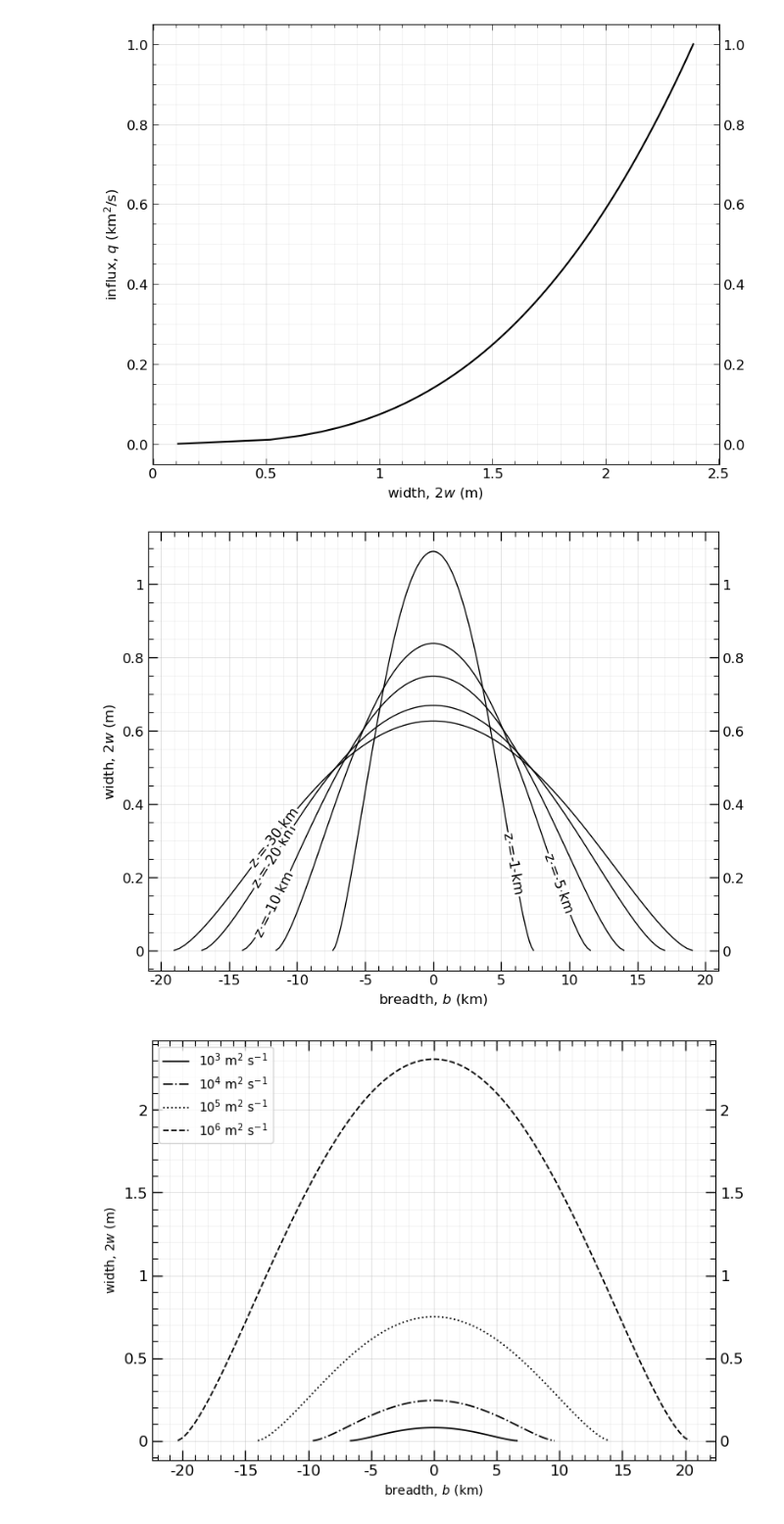
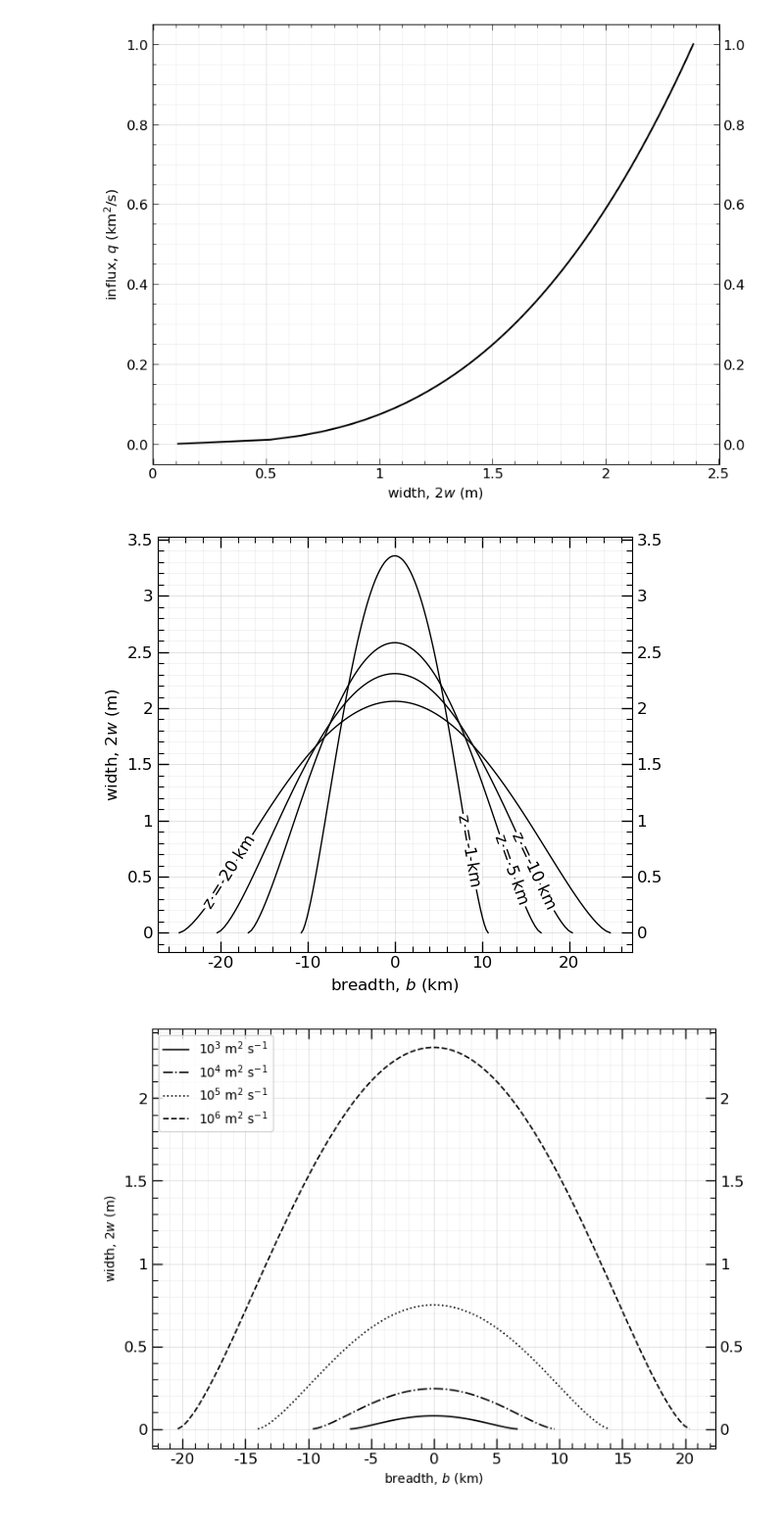
Before and after one commit to CottomR-et-al/Europa-ice-ocean-exchange, a Jupyter notebook: F25_Dikes_Europa.ipynb, the cells around one changed output. Shown at 98% size. Drawn from its saved outputs; the diff is of its cells as text; code cells hidden in the pictures.

```diff
--- a/F25_Dikes_Europa.ipynb
+++ b/F25_Dikes_Europa.ipynb
@@ -1029,8 +1027,8 @@ ax.grid(which='minor', alpha=0.2, linewidth=0.5)
 [figure]
 # %%
 # Lister (1990) eqn 5.4 elliptical cross section
-fig, ax = plt.subplots(layout='tight', figsize=(8, 6))
-Q = 1e5
+fig, ax = plt.subplots(layout='tight', figsize=(6,5))
+Q = 1e6
 # z = np.linspace(1, 20e3, 100)
 a_Lister = 12/7
 G_up = gamma(3*a_Lister+2)
@@ -1039,38 +1037,40 @@ bN = 1/2 * (6*(3*a_Lister+1)/a_Lister)**(a_Lister/(3*a_Lister + 1)) * (G_up / G_
 A = 15.4 * eta_w**(-1/7) * (rhow * delta_rho_inv * g)**(-3/7)
 xi = np.linspace(-1, 1, 100)
 
-for z_slice in [1e3, 5e3, 10e3, 20e3, 30e3]:
+for z_slice in [1e3, 5e3, 10e3, 20e3]:
     breadth_scaling = (Q * m**a_Lister * z_slice**a_Lister / (A * (g * delta_rho_inv)**(a_Lister + 1)))**(1 / (3 * a_Lister + 1))
     b_physical = bN * breadth_scaling
     x_physical = xi * b_physical
     # xi = x / bN * (Q * m**a_Lister * z_slice**a_Lister / (A * (g*delta_rho)**(a_Lister + 1)))**(-1/(3*a_Lister + 1))
 
     wLister = a_Lister * bN**3 / (6 * (3*a_Lister+1)) * (Q**3 / (A**3 * (g*delta_rho_inv)**2 * m * z_slice))**(1/(3*a_Lister + 1)) * (1-xi**2)**(3/2)
     # plt.plot(x_physical/1e3, 2*wLister, linewidth=1, color='black', label=rf'Q = 10$^{{{np.log10(Q):.0f}}}$ m$^2$ s$^{{-1}}$')
     plt.plot(x_physical/1e3, 2*wLister, linewidth=1, color='black', label=rf'z = {z_slice/1e3:.0f} km')
 # plt.fill_between(x_physical, 0, 2 * wLister, alpha=0.2, color='firebrick')
 
-labelLines(ax.get_lines(), xvals=[-11.7], align=True, fontsize=12, color='black')
-# ax.loglog()
+labelLines(ax.get_lines(), xvals=[20,17,16,-19,-23], align=True, fontsize=12, color='black')
 
 ax.set_xlabel('breadth, $b$ (km)', fontsize=12)
 ax.set_ylabel('width, $2w$ (m)', fontsize=12)
 ax.set_axisbelow(True) # gridlines behind contours
 ax.xaxis.set_major_formatter(StrMethodFormatter('{x:g}'))
 ax.yaxis.set_major_formatter(StrMethodFormatter('{x:g}'))
 # ax.xaxis.set_major_locator(FixedLocator([3, 10, 30, 100]))
 # ax.xaxis.set_minor_formatter(NullFormatter())
 # ax.yaxis.set_minor_formatter(NullFormatter())
 ax.minorticks_on()
 ax.tick_params(which='major', length=8, width=1, direction='in', top=True, right=True, labelright=True)
 ax.tick_params(which='minor', length=4, width=0.8, direction='in', top=True, right=True)
 plt.xticks(fontsize=12)
 plt.yticks(fontsize=12)
 ax.grid(which='major', alpha=0.5, linewidth=0.5)
 ax.grid(which='minor', alpha=0.2, linewidth=0.5)
 # ax.set_title('Lister (1990) eqn 5.4: Elliptical cross section for a dike')
+
+save_path = '/Users/rcottom/Downloads'
+fig.savefig(os_module.path.join(save_path, 'dike_lateral_crosssection.png'), dpi=300)
 # %% [output]
-[figure, old version]
+[figure, new version]
 # %%
 # Lister (1990) eqn 5.4 elliptical cross section, evolving with q
 fig, ax = plt.subplots( figsize=(8,6))
```
Also changed, not shown: parts of 1 cell of this notebook.
